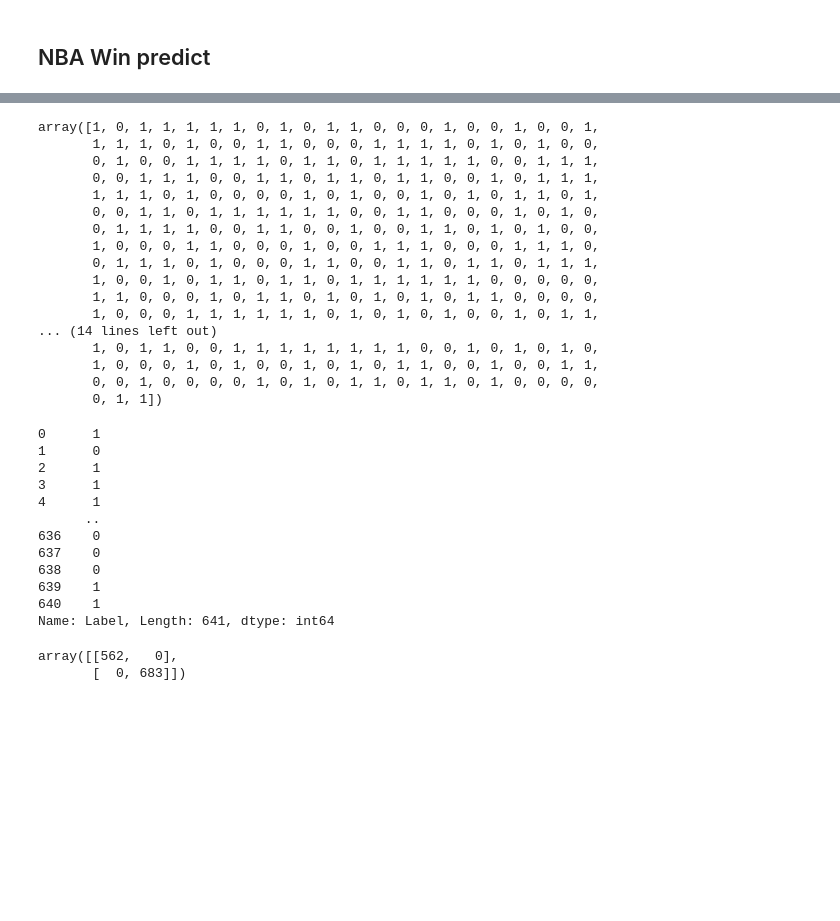
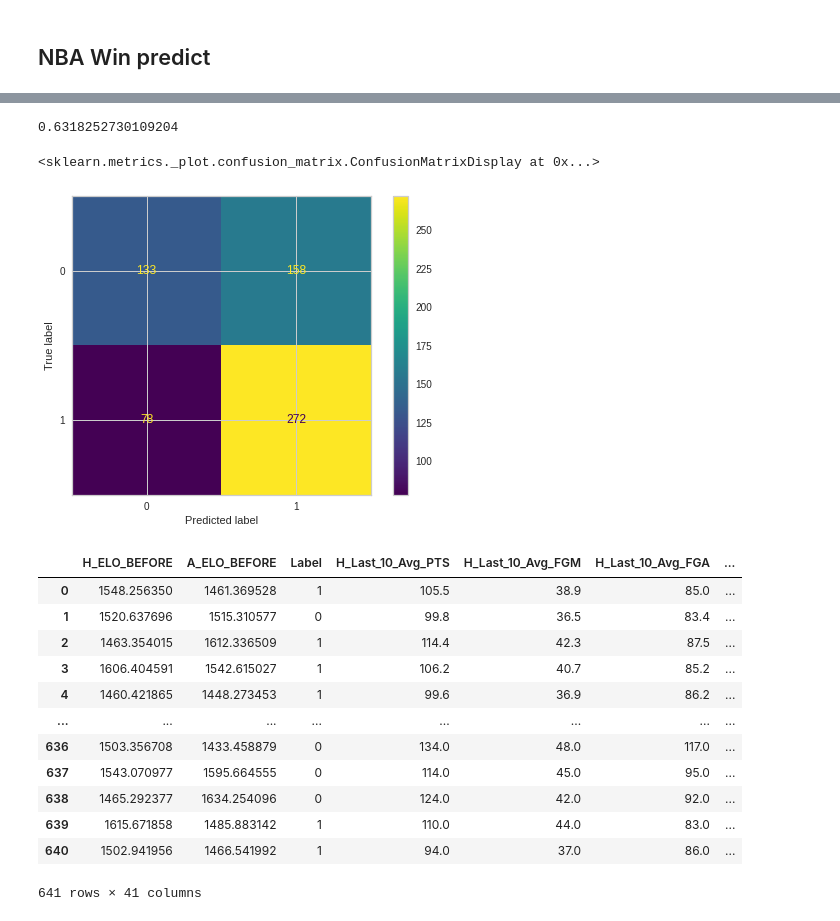
Before and after one commit to taryll/NBA_project, a Jupyter notebook: notebooks/04-Model.ipynb, the cells around one changed output, grey strips where cells are left out. Drawn from its saved outputs; the diff is of its cells as text; code cells hidden in the pictures; blank space fills up the shorter version.

```diff
--- a/notebooks/04-Model.ipynb
+++ b/notebooks/04-Model.ipynb
@@ -11,8 +11,8 @@ from sklearn.ensemble import RandomForestRegressor
 from sklearn.ensemble import GradientBoostingRegressor
 from sklearn.linear_model import LinearRegression
 # %%
-df_path_interim = "../data/interim/"
-df_path_raw = "../data/raw/"
+path_interim_data = "../data/interim/"
+path_raw_data = "../data/raw/"
 # %% [markdown]
 ## NBA 2k
 # %%
@@ -79,6 +101,6 @@ fig.show()
 # %%
 from sklearn.linear_model import LogisticRegression
 # %%
-df_model_temp = pd.read_csv(df_path_interim + "df_model_temp.csv")
+df_model_temp = pd.read_csv(path_interim_data + "df_model_temp.csv")
 df_model_temp.dropna(inplace = True)
 # %%
@@ -100,7 +127,7 @@ df_model_temp
 # %%
 df_final = df_model_temp.copy()
 
-drop_column = ['GAME_ID', 'MATCHUP',
+drop_column = ['GAME_ID', 'MATCHUP', 'H_ELO_AFTER', 'A_ELO_AFTER',
                'H_TEAM_ID', 'H_TEAM_ABBREVIATION', 'H_TEAM_NAME',
                'A_TEAM_ID', 'A_TEAM_ABBREVIATION', 'A_TEAM_NAME']
 
@@ -178,42 +160,13 @@ X_test
 # %%
-log.predict(X_test)
+y_pred = log.predict(X_test)
-# %% [output]
-array([1, 0, 1, 1, 1, 1, 1, 0, 1, 0, 1, 1, 0, 0, 0, 1, 0, 0, 1, 0, 0, 1,
-       1, 1, 1, 0, 1, 0, 0, 1, 1, 0, 0, 0, 1, 1, 1, 1, 0, 1, 0, 1, 0, 0,
-       0, 1, 0, 0, 1, 1, 1, 1, 0, 1, 1, 0, 1, 1, 1, 1, 1, 0, 0, 1, 1, 1,
-       0, 0, 1, 1, 1, 0, 0, 1, 1, 0, 1, 1, 0, 1, 1, 0, 0, 1, 0, 1, 1, 1,
-       1, 1, 1, 0, 1, 0, 0, 0, 0, 1, 0, 1, 0, 0, 1, 0, 1, 0, 1, 1, 0, 1,
-       0, 0, 1, 1, 0, 1, 1, 1, 1, 1, 1, 0, 0, 1, 1, 0, 0, 0, 1, 0, 1, 0,
-       0, 1, 1, 1, 1, 0, 0, 1, 1, 0, 0, 1, 0, 0, 1, 1, 0, 1, 0, 1, 0, 0,
-       1, 0, 0, 0, 1, 1, 0, 0, 0, 1, 0, 0, 1, 1, 1, 0, 0, 0, 1, 1, 1, 0,
-       0, 1, 1, 1, 0, 1, 0, 0, 0, 1, 1, 0, 0, 1, 1, 0, 1, 1, 0, 1, 1, 1,
-       1, 0, 0, 1, 0, 1, 1, 0, 1, 1, 0, 1, 1, 1, 1, 1, 1, 0, 0, 0, 0, 0,
-       1, 1, 0, 0, 0, 1, 0, 1, 1, 0, 1, 0, 1, 0, 1, 0, 1, 1, 0, 0, 0, 0,
-       1, 0, 0, 0, 1, 1, 1, 1, 1, 1, 0, 1, 0, 1, 0, 1, 0, 0, 1, 0, 1, 1,
-... (14 lines left out)
-       1, 0, 1, 1, 0, 0, 1, 1, 1, 1, 1, 1, 1, 1, 0, 0, 1, 0, 1, 0, 1, 0,
-       1, 0, 0, 0, 1, 0, 1, 0, 0, 1, 0, 1, 0, 1, 1, 0, 0, 1, 0, 0, 1, 1,
-       0, 0, 1, 0, 0, 0, 0, 1, 0, 1, 0, 1, 1, 0, 1, 1, 0, 1, 0, 0, 0, 0,
-       0, 1, 1])
-# %%
-y_test
-# %% [output]
-0      1
-1      0
-2      1
-3      1
-4      1
-      ..
-636    0
-637    0
-638    0
-639    1
-640    1
-Name: Label, Length: 641, dtype: int64
+# %%
+log.score(X_test, y_test)
+# %% [output]
+0.6318252730109204
 # %%
-from sklearn.metrics import confusion_matrix
+from sklearn.metrics import ConfusionMatrixDisplay, confusion_matrix
 
-confusion_matrix(y_test, log.predict(X_test))
+ConfusionMatrixDisplay(confusion_matrix(y_test, y_pred)).plot()
 # %% [output]
-array([[562,   0],
-       [  0, 683]])
+<sklearn.metrics._plot.confusion_matrix.ConfusionMatrixDisplay at 0x...>
+[figure, added]
@@ -219,0 +175,16 @@ array([[562,   0],
+# %%
+df_model_test
+# %% [output]
+|  | H_ELO_BEFORE | A_ELO_BEFORE | Label | H_Last_10_Avg_PTS | H_Last_10_Avg_FGM | H_Last_10_Avg_FGA | ... |
+| 0 | 1548.256350 | 1461.369528 | 1 | 105.5 | 38.9 | 85.0 | ... |
+| 1 | 1520.637696 | 1515.310577 | 0 | 99.8 | 36.5 | 83.4 | ... |
+| 2 | 1463.354015 | 1612.336509 | 1 | 114.4 | 42.3 | 87.5 | ... |
+| 3 | 1606.404591 | 1542.615027 | 1 | 106.2 | 40.7 | 85.2 | ... |
+| 4 | 1460.421865 | 1448.273453 | 1 | 99.6 | 36.9 | 86.2 | ... |
+| ... | ... | ... | ... | ... | ... | ... | ... |
+| 636 | 1503.356708 | 1433.458879 | 0 | 134.0 | 48.0 | 117.0 | ... |
+| 637 | 1543.070977 | 1595.664555 | 0 | 114.0 | 45.0 | 95.0 | ... |
+| 638 | 1465.292377 | 1634.254096 | 0 | 124.0 | 42.0 | 92.0 | ... |
+| 639 | 1615.671858 | 1485.883142 | 1 | 110.0 | 44.0 | 83.0 | ... |
+| 640 | 1502.941956 | 1466.541992 | 1 | 94.0 | 37.0 | 86.0 | ... |
+641 rows × 41 columns
```
Also changed, not shown: parts of 11 cells of this notebook, 1 other file.
